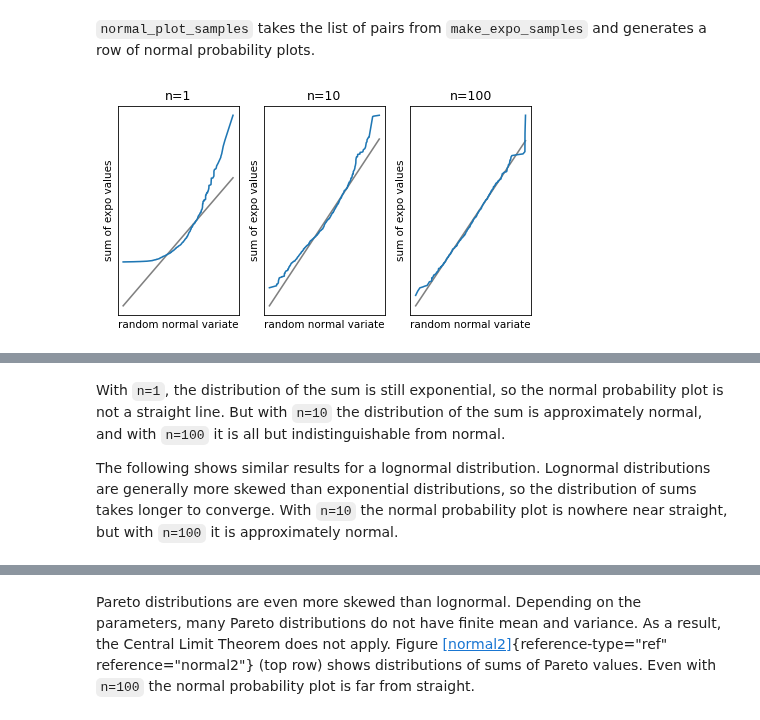
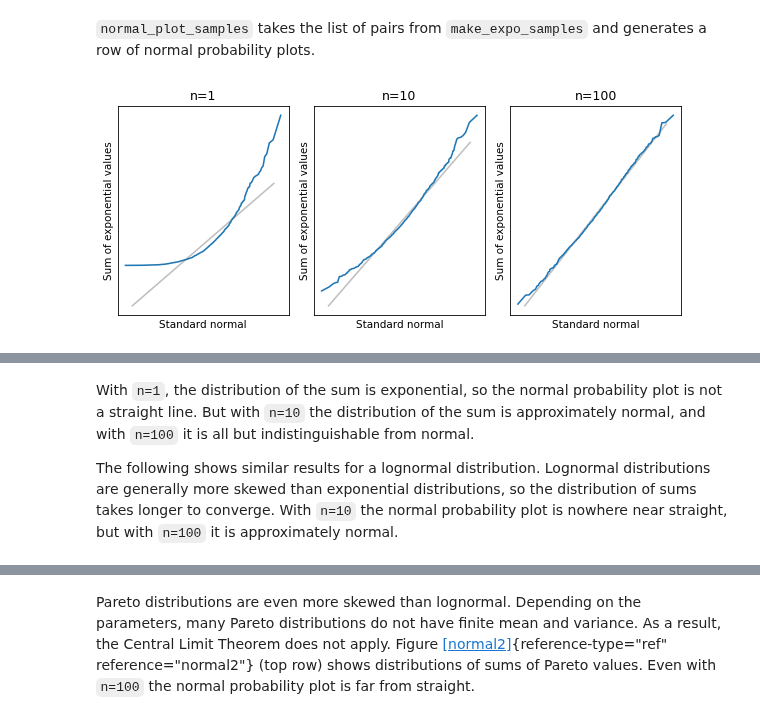
Before and after one commit to AllenDowney/ThinkStats, a Jupyter notebook: soln/chap14.ipynb, the cells around one changed output, grey strips where cells are left out. Drawn from its saved outputs; the diff is of its cells as text; code cells hidden in the pictures.

```diff
--- a/soln/chap14.ipynb
+++ b/soln/chap14.ipynb
@@ -545,19 +461,10 @@ The characteristics we measure are the sum of a large number of small effects, s
 To see how the Central Limit Theorem works, and when it doesn't, let's try some experiments.
 First, we'll try an exponential distribution:
 # %%
-def make_expo_samples(beta=2.0, iters=1000):
-    """Generates samples from an exponential distribution.
-
-    beta: parameter
-    iters: number of samples to generate for each size
-
-    returns: list of samples
-    """
-    samples = []
-    for n in [1, 10, 100]:
-        sample = [np.sum(np.random.exponential(beta, n)) for _ in range(iters)]
-        samples.append((n, sample))
-    return samples
+lam = 0.5
+sample_map = {}
+for n in [1, 10, 100]:
+    sample_map[n] = [np.sum(np.random.exponential(1 / lam, n)) for _ in range(1001)]
 # %% [output]
 [interactive output not drawn]
 # %% [markdown]
@@ -572,3 +479,6 @@ It is easy to get `n` and `iters` confused: `n` is the number of terms in each s
 
 The return value is a list of `(n, sample)` pairs.
 For each pair, we make a normal probability plot:
+# %%
+for n, sample in sample_map.items():
+    print(n, np.mean(sample))
@@ -575,34 +490,32 @@ For each pair, we make a normal probability plot:
 # %%
-def normal_plot_samples(samples, plot=1, ylabel=""):
+def normal_plot_samples(samples, ylabel=""):
     """Makes normal probability plots for samples.
 
-    samples: list of samples
+    samples: map from n to sample
     label: string
     """
-    for n, sample in samples:
-        plt.subplot(1, 3, plot)
-        normal_probability_plot(sample)
+    plt.figure(figsize=(8, 3.5))
+    for i, n in enumerate(sample_map):
+        plt.subplot(1, 3, i + 1)
+        normal_probability_plot(sample_map[n])
         decorate(
             title="n=%d" % n,
-            legend=False,
             xticks=[],
             yticks=[],
-            xlabel="random normal variate",
+            xlabel="Standard normal",
             ylabel=ylabel,
         )
-        plot += 1
 # %% [output]
 [interactive output not drawn]
 # %% [markdown]
 `normal_plot_samples` takes the list of pairs from `make_expo_samples` and generates a row of normal probability plots.
 # %%
-samples = make_expo_samples()
-normal_plot_samples(samples, plot=1, ylabel="sum of expo values")
+normal_plot_samples(sample_map, ylabel="Sum of exponential values")
 # %% [output]
-[figure, old version]
+[figure, new version]
 [interactive output not drawn]
 # %% [markdown]
-With `n=1`, the distribution of the sum is still exponential, so the normal probability plot is not a straight line.
+With `n=1`, the distribution of the sum is exponential, so the normal probability plot is not a straight line.
 But with `n=10` the distribution of the sum is approximately normal, and with `n=100` it is all but indistinguishable from normal.
 
 The following shows similar results for a lognormal distribution.
```
Also changed, not shown: parts of 102 cells of this notebook.
